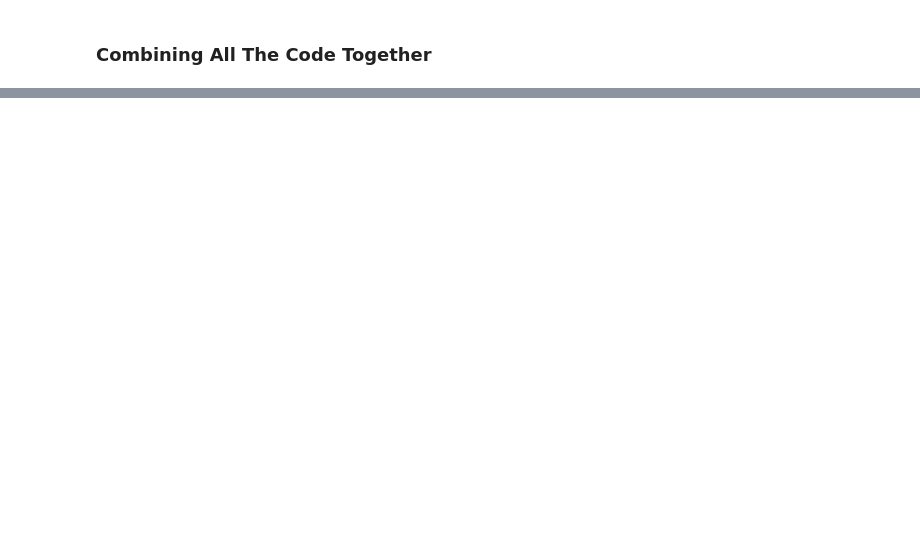
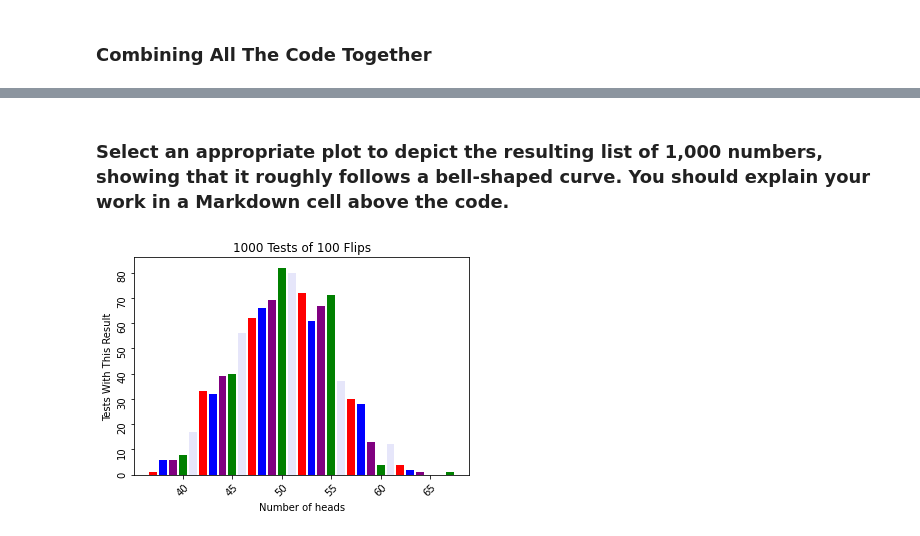
Before and after one commit to collinstechwrite/Fundamentals_Of_Data_Analysis, a Jupyter notebook: All_Tasks.ipynb, the cells around one changed output, grey strips where cells are left out. Cells and saved outputs as stored; diff of their text form; code cells hidden in the pictures; blank space fills up the shorter version.

Commit message:
Updated All_Task.ipynb with notes from head_flips_task_3.ipynb

```diff
--- a/All_Tasks.ipynb
+++ b/All_Tasks.ipynb
@@ -384,0 +410,12 @@ my dictionary stripped of zero value keys
+# %%
+#https://cmdlinetips.com/2018/12/simulating-coin-toss-experiment-with-binomial-random-numbers-using-numpy/
+
+import numpy as np
+import pandas as pd
+import random
+import matplotlib.pyplot as plt
+# np.random.seed(42) don't require random seed for a random result
+n = 100
+p = 0.5
+a = np.random.binomial(n, p)
+print(a)
@@ -384,0 +493,21 @@ my dictionary stripped of zero value keys
+# %% [markdown]
+### Select an appropriate plot to depict the resulting list of 1,000 numbers, showing that it roughly follows a bell-shaped curve. You should explain your work in a Markdown cell above the code.
+# %%
+#https://www.kite.com/python/answers/how-to-plot-a-bar-chart-using-a-dictionary-in-matplotlib-in-python
+
+keys = dictionary_of_head_flip_results.keys()
+values = dictionary_of_head_flip_results.values()
+
+#https://www.kite.com/python/answers/how-to-rotate-axis-labels-in-matplotlib-in-python
+plt.xticks(rotation=45)
+plt.yticks(rotation=90)
+#https://showmecode.info/matplotlib/bar/change-bar-color/
+plt.bar(keys, values,  color=['red', 'blue', 'purple', 'green', 'lavender'])
+plt.ylabel('Tests With This Result')
+plt.xlabel('Number of heads')
+plt.title('1000 Tests of 100 Flips')
+#https://www.kite.com/python/answers/how-save-a-matplotlib-plot-as-a-pdf-file-in-python
+#plt.savefig("plots.pdf")
+plt.show()
+# %% [output]
+[figure, added]
```
Also changed, not shown: parts of 13 cells of this notebook, 1 other file.
